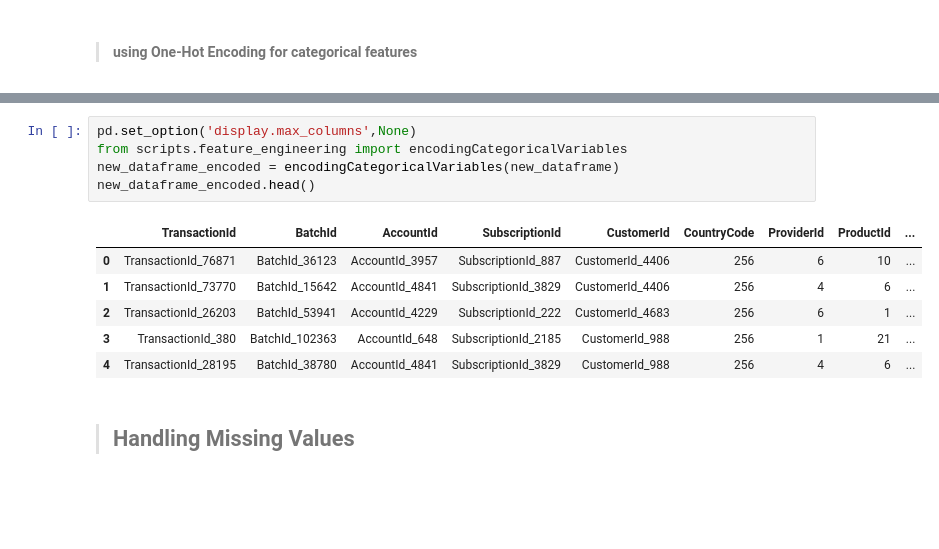
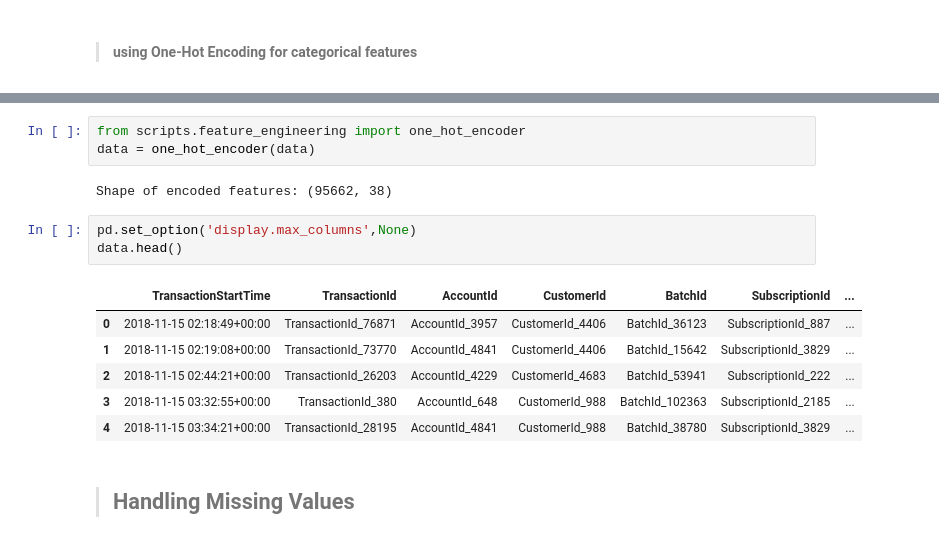
Before and after one commit to hanaDemma/Credit-Scoring_and_Risk-Analysis-week-6, a Jupyter notebook: notebooks/exploratory_analysis.ipynb, the cells around one changed output, grey strips where cells are left out. Saved outputs shown, nothing was run; the diff lists cells and outputs as text; blank space fills up the shorter version.

```diff
--- a/notebooks/exploratory_analysis.ipynb
+++ b/notebooks/exploratory_analysis.ipynb
@@ -381,15 +366,18 @@ new_dataframe.head(10)
+# %%
+from scripts.feature_engineering import one_hot_encoder
+data = one_hot_encoder(data)
+# %% [output]
+Shape of encoded features: (95662, 38)
 # %%
 pd.set_option('display.max_columns',None)
-from scripts.feature_engineering import encodingCategoricalVariables
-new_dataframe_encoded = encodingCategoricalVariables(new_dataframe)
-new_dataframe_encoded.head()
+data.head()
 # %% [output]
-|  | TransactionId | BatchId | AccountId | SubscriptionId | CustomerId | CountryCode | ProviderId | ProductId | ... |
-| 0 | TransactionId_76871 | BatchId_36123 | AccountId_3957 | SubscriptionId_887 | CustomerId_4406 | 256 | 6 | 10 | ... |
-| 1 | TransactionId_73770 | BatchId_15642 | AccountId_4841 | SubscriptionId_3829 | CustomerId_4406 | 256 | 4 | 6 | ... |
-| 2 | TransactionId_26203 | BatchId_53941 | AccountId_4229 | SubscriptionId_222 | CustomerId_4683 | 256 | 6 | 1 | ... |
-| 3 | TransactionId_380 | BatchId_102363 | AccountId_648 | SubscriptionId_2185 | CustomerId_988 | 256 | 1 | 21 | ... |
-| 4 | TransactionId_28195 | BatchId_38780 | AccountId_4841 | SubscriptionId_3829 | CustomerId_988 | 256 | 4 | 6 | ... |
+|  | TransactionStartTime | TransactionId | AccountId | CustomerId | BatchId | SubscriptionId | ... |
+| 0 | 2018-11-15 02:18:49+00:00 | TransactionId_76871 | AccountId_3957 | CustomerId_4406 | BatchId_36123 | SubscriptionId_887 | ... |
+| 1 | 2018-11-15 02:19:08+00:00 | TransactionId_73770 | AccountId_4841 | CustomerId_4406 | BatchId_15642 | SubscriptionId_3829 | ... |
+| 2 | 2018-11-15 02:44:21+00:00 | TransactionId_26203 | AccountId_4229 | CustomerId_4683 | BatchId_53941 | SubscriptionId_222 | ... |
+| 3 | 2018-11-15 03:32:55+00:00 | TransactionId_380 | AccountId_648 | CustomerId_988 | BatchId_102363 | SubscriptionId_2185 | ... |
+| 4 | 2018-11-15 03:34:21+00:00 | TransactionId_28195 | AccountId_4841 | CustomerId_988 | BatchId_38780 | SubscriptionId_3829 | ... |
 # %% [markdown]
 > ## Handling Missing Values
 # %% [markdown]
```
Also changed, not shown: parts of 18 cells of this notebook, 2 other files.
